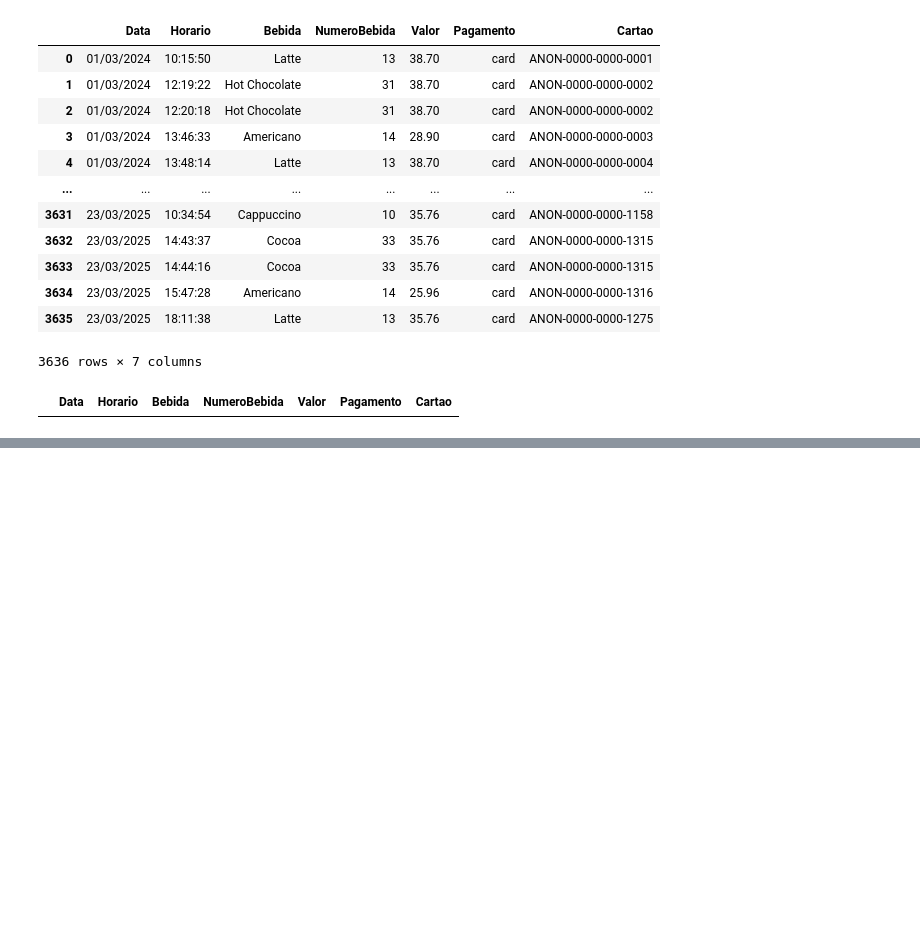
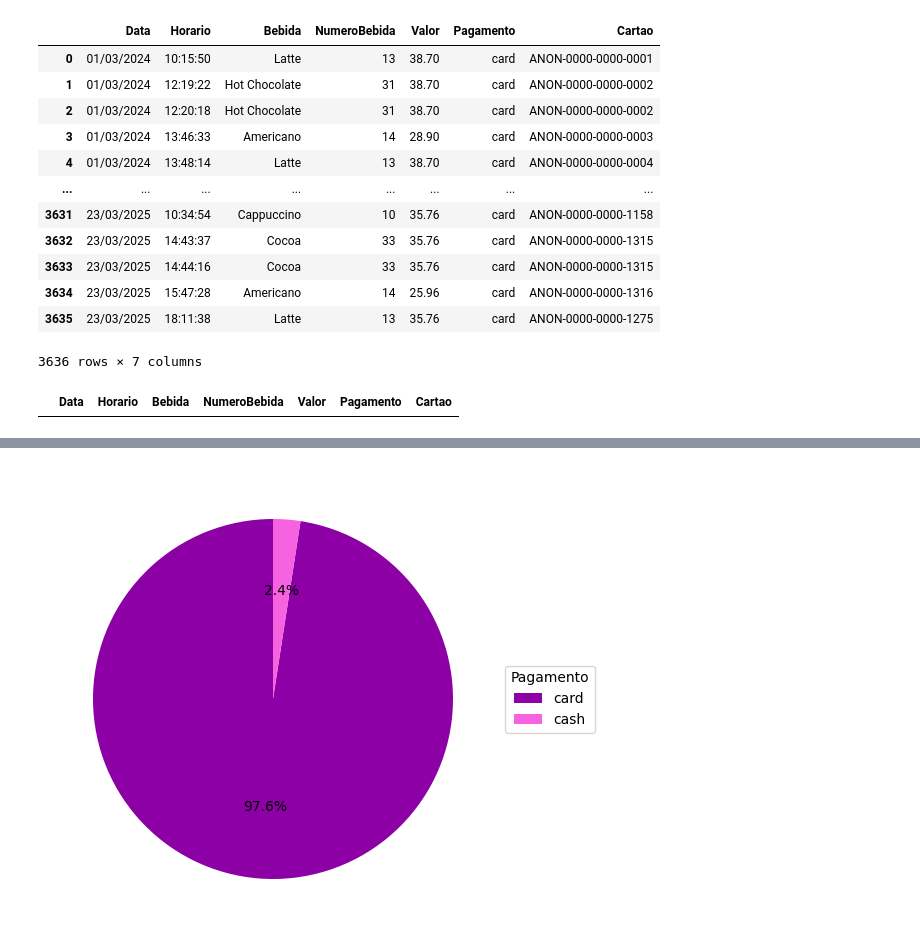
Before and after one commit to Lasnine/IA, a Jupyter notebook: Data/asteristico.ipynb, the cells around one changed output, grey strips where cells are left out. Cells and saved outputs as stored; diff of their text form; code cells hidden in the pictures; blank space fills up the shorter version.

```diff
--- a/Data/asteristico.ipynb
+++ b/Data/asteristico.ipynb
@@ -113,0 +135,17 @@ value
+# %%
+g = df['Pagamento'].value_counts()
+
+colors = ["#8C00A5", "#F762E0"]
+
+plt.pie(g,
+        labels=None,
+        autopct='%1.1f%%',
+        startangle=90,
+        colors=colors)
+
+plt.legend(g.index, title="Pagamento", loc="center left", bbox_to_anchor=(1, 0, 0.5, 1), frameon=True)
+plt.ylabel('')
+plt.tight_layout()
+plt.show()
+# %% [output]
+[figure, added]
```
Also changed, not shown: parts of 17 cells of this notebook.
